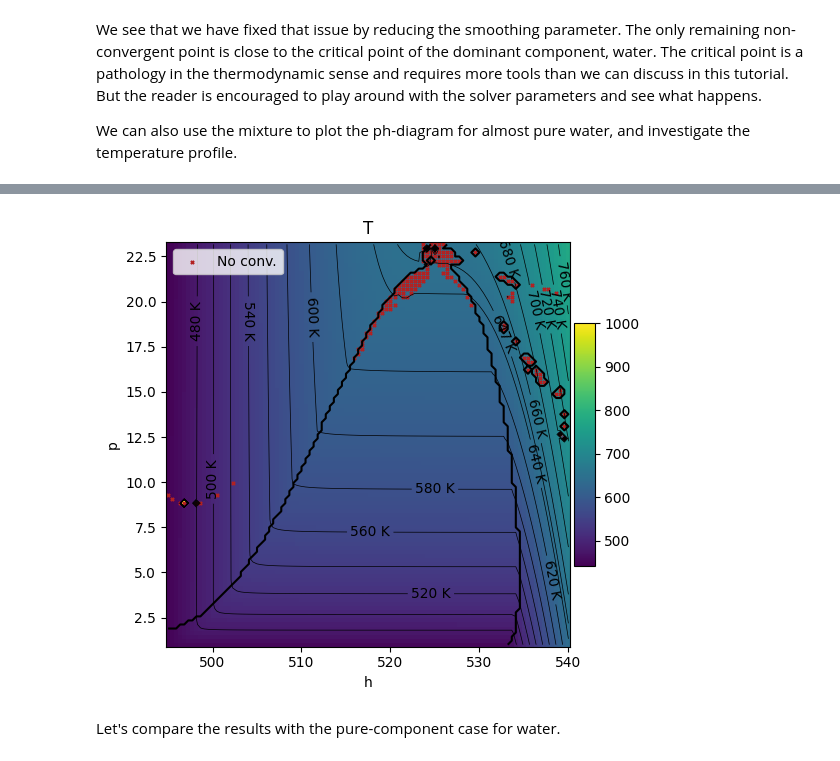
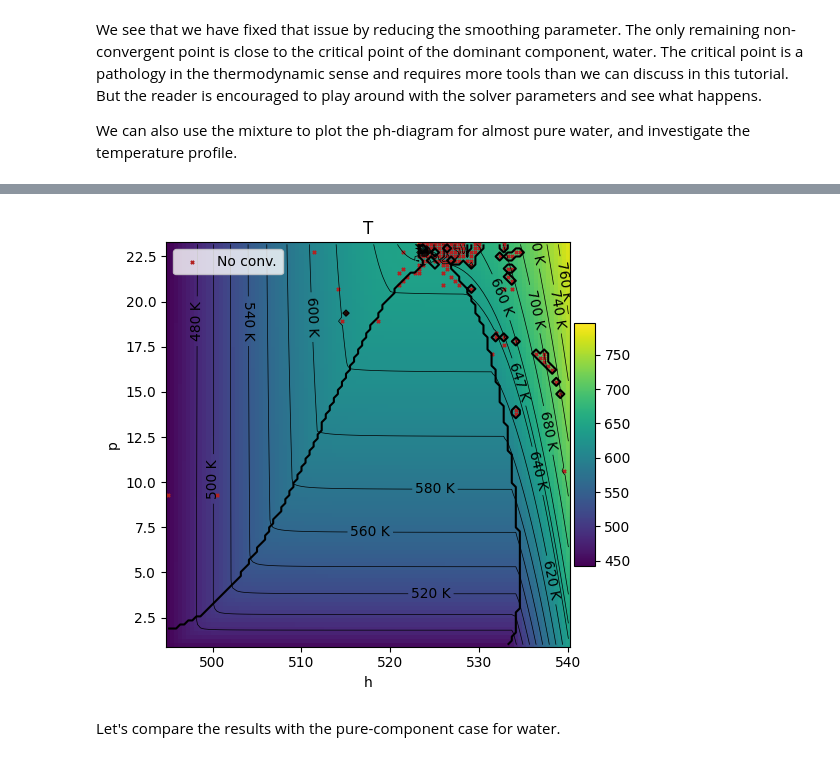
Before and after one commit to pmgbergen/porepy, a Jupyter notebook: tutorials/flash.ipynb, the cells around one changed output, grey strips where cells are left out. Saved outputs shown, nothing was run; the diff lists cells and outputs as text; code cells hidden in the pictures.

```diff
--- a/tutorials/flash.ipynb
+++ b/tutorials/flash.ipynb
@@ -519,7 +519,8 @@ The non-convergence happens at a slope where the extended gas root transitions i
 The smoothing there is supposed to fix kinks, but it can run into conflict with the solver and its parametrization.
 That topic is a next-level issue, but let's see what happens.
 # %%
-params["gen_arg_params"] = [1e-4, 1e-1]
+params["gen_arg_params"] = [1e-4, 1e-1, 0.3, 5.0]
+params["gen_arg_params"] = [1e-4, 1e-2, 0.1, 10.0]
 
 fig_pT_s, result_pT_s = flash1.plot_phase_diagram(
     pc.FlashSpec.pT,
@@ -584,7 +584,7 @@ params["solver_params"]["rpc_T"] = h2o.critical_temperature
 # is detected. We can control here how many ressources we want to spend on it.
 flash1.initializer.params["N2"] = 20  # Iterations for T-guess refinement
 flash1.initializer.params["atol"] = 1e-6  # abs. tol for energy residual.
-params["gen_arg_params"] = [1e-4, 1e-1]
+params["gen_arg_params"] = [1e-4, 5e-2, 1e-1, 1.0]
 
 
 def vtransform(x: np.ndarray, f: str) -> np.ndarray:
@@ -662,4 +662,4 @@ Max iter / stationary / Diverged: 83 / 70 / 0
-[figure, old version]
+[figure, new version]
 # %% [markdown]
 Let's compare the results with the pure-component case for water.
 # %%
```
Also changed, not shown: parts of 10 cells of this notebook, 1 other file.
